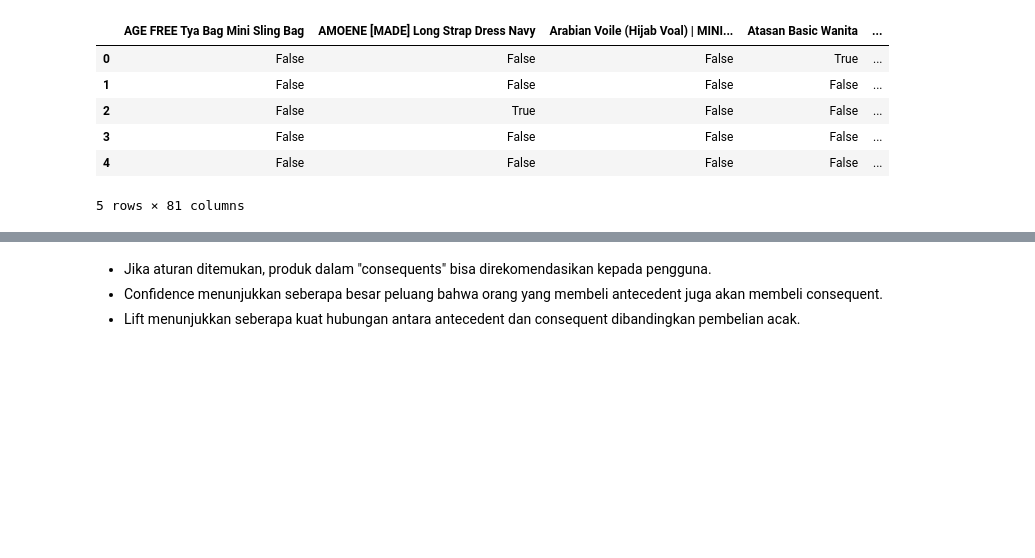
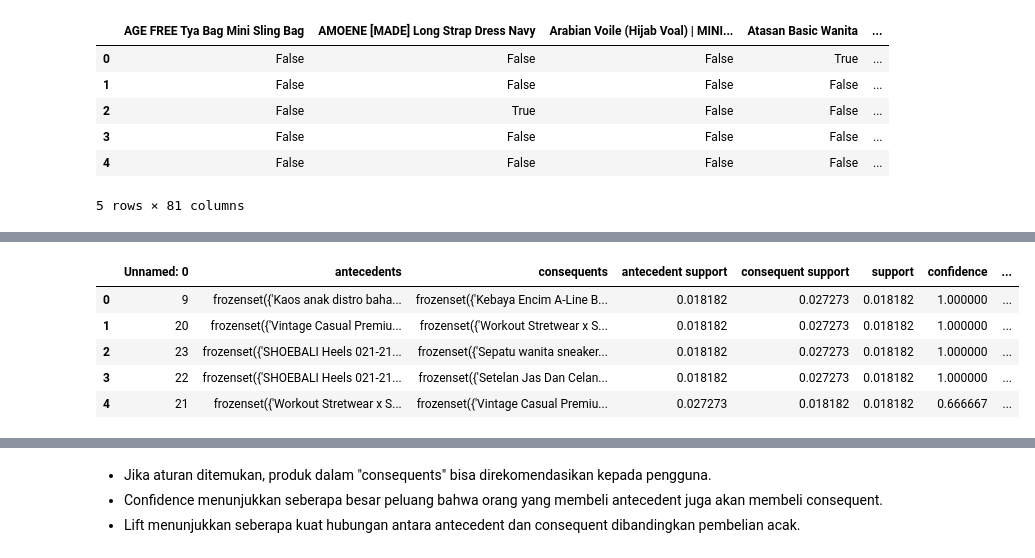
Before and after one commit to carsen09/uas-data-mining, a Jupyter notebook: notebook.ipynb, the cells around one changed output, grey strips where cells are left out. Cells and saved outputs as stored; diff of their text form; code cells hidden in the pictures; blank space fills up the shorter version.

```diff
--- a/notebook.ipynb
+++ b/notebook.ipynb
@@ -571,0 +574,10 @@ rules.to_csv('association_rules.csv')
+# %%
+rules = pd.read_csv('association_rules.csv')
+rules.head()
+# %% [output]
+|  | Unnamed: 0 | antecedents | consequents | antecedent support | consequent support | support | confidence | ... |
+| 0 | 9 | frozenset({'Kaos anak distro baha... | frozenset({'Kebaya Encim A-Line B... | 0.018182 | 0.027273 | 0.018182 | 1.000000 | ... |
+| 1 | 20 | frozenset({'Vintage Casual Premiu... | frozenset({'Workout Stretwear x S... | 0.018182 | 0.027273 | 0.018182 | 1.000000 | ... |
+| 2 | 23 | frozenset({'SHOEBALI Heels 021-21... | frozenset({'Sepatu wanita sneaker... | 0.018182 | 0.027273 | 0.018182 | 1.000000 | ... |
+| 3 | 22 | frozenset({'SHOEBALI Heels 021-21... | frozenset({'Setelan Jas Dan Celan... | 0.018182 | 0.027273 | 0.018182 | 1.000000 | ... |
+| 4 | 21 | frozenset({'Workout Stretwear x S... | frozenset({'Vintage Casual Premiu... | 0.027273 | 0.018182 | 0.018182 | 0.666667 | ... |
```
Also changed, not shown: parts of 15 cells of this notebook, 4 other files.
